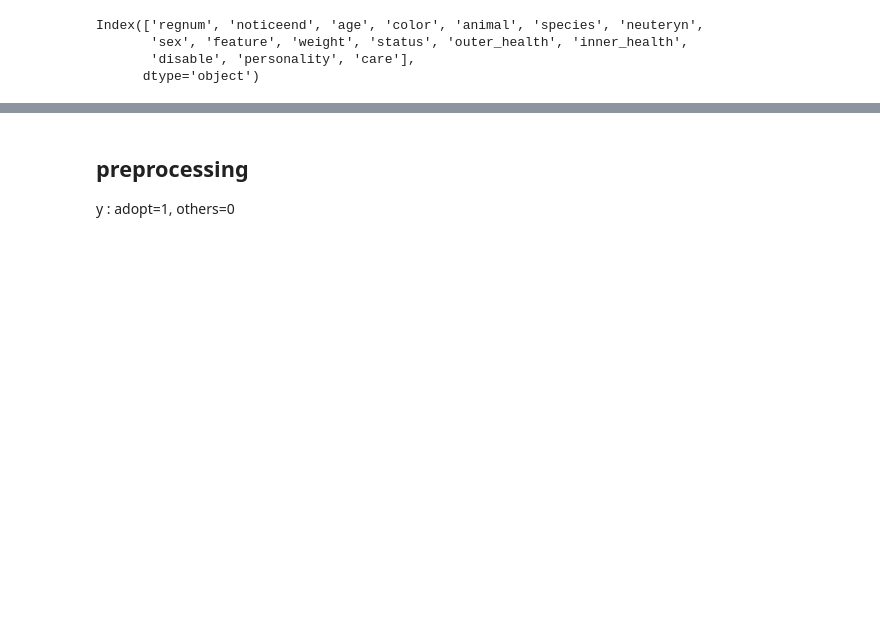
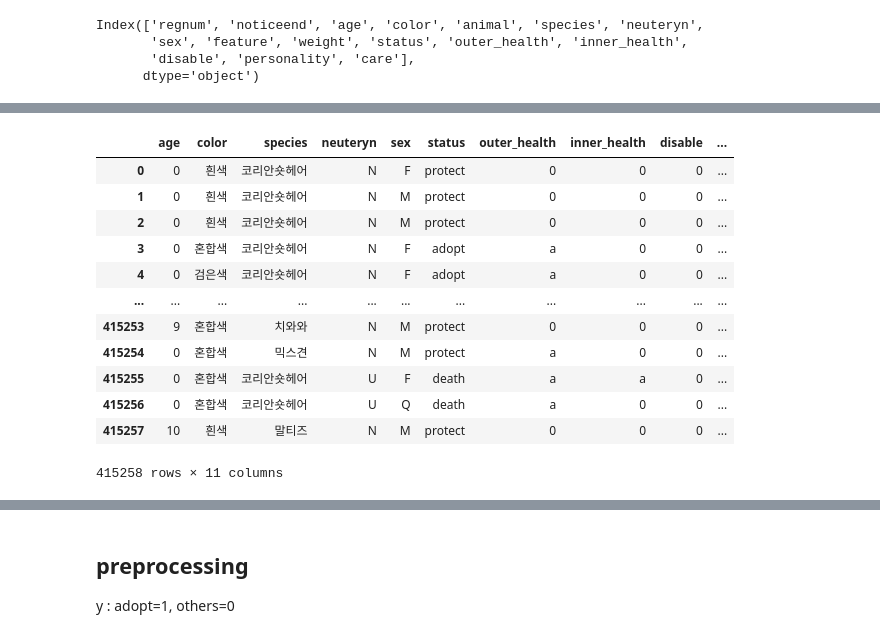
Before and after one commit to YOOJEONGHWANG/DontBuyJustAdoptProject, a Jupyter notebook: model_code.ipynb, the cells around one changed output, grey strips where cells are left out. Drawn from its saved outputs; the diff is of its cells as text; code cells hidden in the pictures; blank space fills up the shorter version.

```diff
--- a/model_code.ipynb
+++ b/model_code.ipynb
@@ -39,3 +68,19 @@ aa.loc[aa['status'] =='종료(기증)', 'status'] = 'adopt'
 aa.loc[aa['status'] =='종료(안락사)', 'status'] = 'death'
 aa.loc[aa['status'] =='종료(입양)', 'status'] = 'adopt'
 aa.loc[aa['status'] =='종료(자연사)', 'status'] = 'death'
+# %%
+aa
+# %% [output]
+|  | age | color | species | neuteryn | sex | status | outer_health | inner_health | disable | ... |
+| 0 | 0 | 흰색 | 코리안숏헤어 | N | F | protect | 0 | 0 | 0 | ... |
+| 1 | 0 | 흰색 | 코리안숏헤어 | N | M | protect | 0 | 0 | 0 | ... |
+| 2 | 0 | 흰색 | 코리안숏헤어 | N | M | protect | 0 | 0 | 0 | ... |
+| 3 | 0 | 혼합색 | 코리안숏헤어 | N | F | adopt | a | 0 | 0 | ... |
+| 4 | 0 | 검은색 | 코리안숏헤어 | N | F | adopt | a | 0 | 0 | ... |
+| ... | ... | ... | ... | ... | ... | ... | ... | ... | ... | ... |
+| 415253 | 9 | 혼합색 | 치와와 | N | M | protect | 0 | 0 | 0 | ... |
+| 415254 | 0 | 혼합색 | 믹스견 | N | M | protect | a | 0 | 0 | ... |
+| 415255 | 0 | 혼합색 | 코리안숏헤어 | U | F | death | a | a | 0 | ... |
+| 415256 | 0 | 혼합색 | 코리안숏헤어 | U | Q | death | a | 0 | 0 | ... |
+| 415257 | 10 | 흰색 | 말티즈 | N | M | protect | 0 | 0 | 0 | ... |
+415258 rows × 11 columns
```
Also changed, not shown: parts of 58 cells of this notebook, 1 other file.
